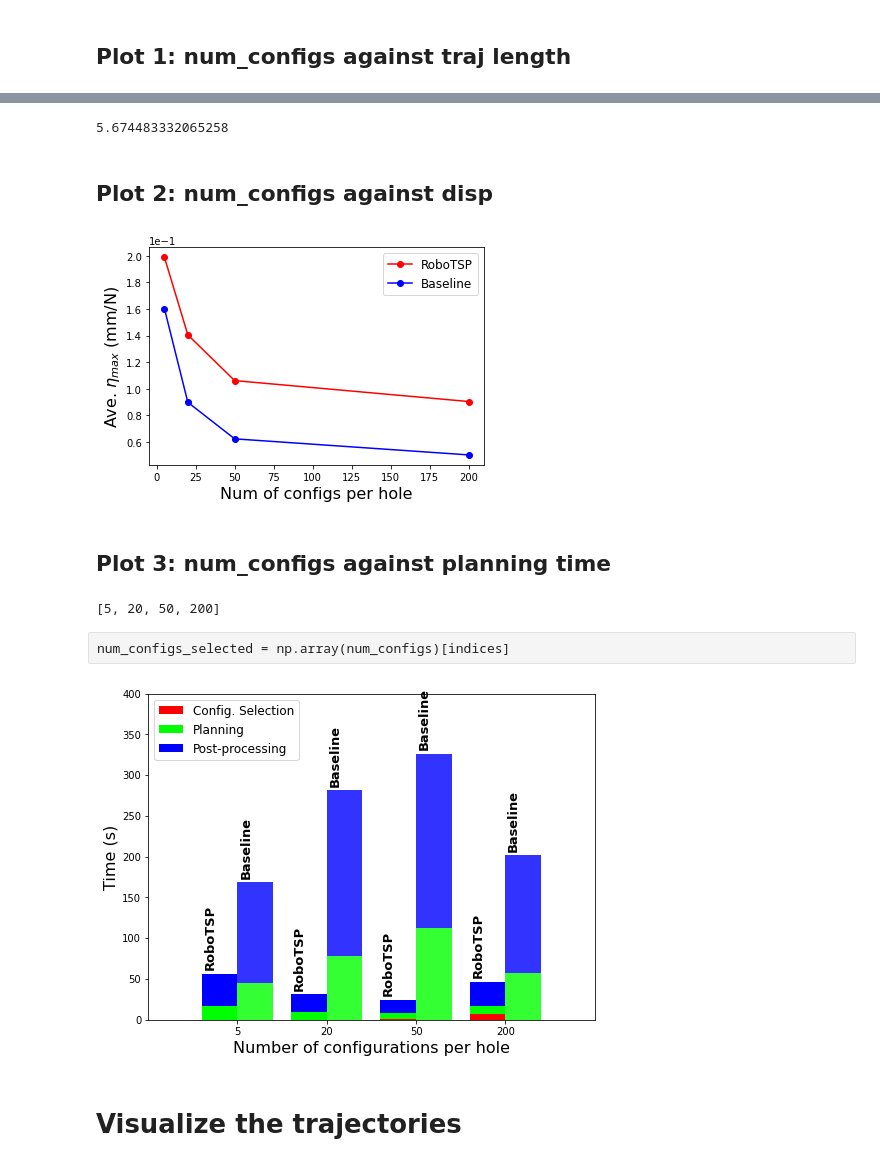
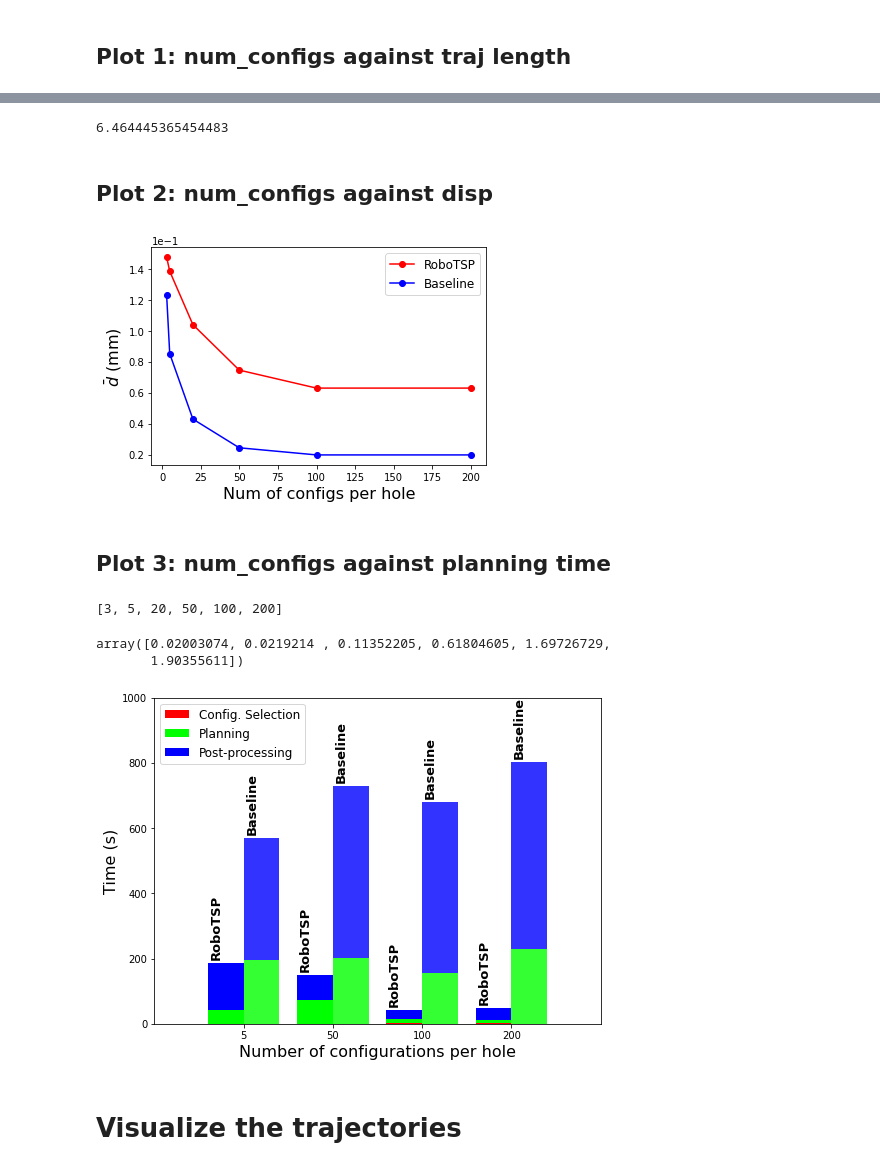
Before and after one commit to hgirgin/ram2020vibration, a Jupyter notebook: process_data.ipynb, the cells around one changed output, grey strips where cells are left out. Saved outputs shown, nothing was run; the diff lists cells and outputs as text; code cells hidden in the pictures.

Commit message:
Refine the code, and rearrange the data structure

```diff
--- a/process_data.ipynb
+++ b/process_data.ipynb
@@ -4,8 +4,8 @@ import matplotlib.pyplot as plt
 # %%
 ROOTPATH = '/home/teguh/git/publications/ram2020/figures'
 # %%
-data_rtsp = np.load('data/rivet_planning_cylindrical_rtsp.npy', allow_pickle=True)[()]
-data_baseline = np.load('data/rivet_planning_cylindrical_baseline.npy', allow_pickle=True)[()]
+data_rtsp = np.load('data/rivet_planning_cylindrical_rtsp2.npy', allow_pickle=True)[()]
+data_baseline = np.load('data/rivet_planning_cylindrical_baseline2.npy', allow_pickle=True)[()]
 
 rtsp_fixed_dists, rtsp_fixed_disps, rtsp_fixed_trajs, rtsp_fixed_config_time,rtsp_fixed_plan_time, rtsp_fixed_postplan_time  = data_rtsp['rtsp_fixed']
 selmax_dists, selmax_disps, selmax_trajs,  selmax_config_time, selmax_plan_time, selmax_postplan_time  = data_baseline['rtsp_fixed']
@@ -34,7 +34,7 @@ plt.show()
 # %%
 selmax_dists[200]/rtsp_fixed_dists[200]
 # %% [output]
-5.674483332065258
+6.464445365454483
 # %% [markdown]
 ## Plot 2: num_configs against disp
 # %%
@@ -45,28 +45,28 @@ plt.plot(list(rtsp_fixed_disps.keys()), np.array(list(rtsp_fixed_disps.values())
 plt.plot(list(selmax_disps.keys()), np.array(list(selmax_disps.values()))/num_holes[0], 'o-b', label='Baseline')
 plt.legend(fontsize = legendfontsize)
 plt.xlabel('Num of configs per hole', fontsize = fontsize)
-plt.ylabel(r'Ave. $\eta_{max}$ (mm)', fontsize = fontsize)
+plt.ylabel(r'$\bar{d}$ (mm)', fontsize = fontsize)
 plt.ticklabel_format(style='sci', axis='y', scilimits=(0,0))
 #plt.title("End-effector displacement comparison", fontsize = fontsize)
 if tosave: plt.savefig(ROOTPATH + '/disp.png',bbox_inches='tight', pad_inches=0, dpi=500)
 plt.show()
 # %% [output]
-[figure, old version]
+[figure, new version]
 # %% [markdown]
 ## Plot 3: num_configs against planning time
 # %%
 rtsp_total_time = np.array(rtsp_fixed_config_time) + np.array(rtsp_fixed_plan_time) + np.array(rtsp_fixed_postplan_time)
 selmax_total_time = np.array(selmax_config_time) + np.array(selmax_plan_time) + np.array(selmax_postplan_time)
+# %%
+indices = [ 1, 3, 4, 5]
 # %%
 num_configs
 # %% [output]
-[5, 20, 50, 200]
+[3, 5, 20, 50, 100, 200]
-# %%
-indices = [0, 1, 2, 3]
 # %%
 num_configs_selected = num_configs
-# %% [raw]
-num_configs_selected = np.array(num_configs)[indices]
+# %%
+num_configs_selected = np.array(num_configs)[indices]
 # %%
 rtsp_fixed_config_time = np.array(rtsp_fixed_config_time)
 rtsp_fixed_plan_time = np.array(rtsp_fixed_plan_time)
@@ -74,32 +74,37 @@ rtsp_fixed_postplan_time = np.array(rtsp_fixed_postplan_time)
 selmax_config_time = np.array(selmax_config_time)
 selmax_plan_time = np.array(selmax_plan_time)
 selmax_postplan_time = np.array(selmax_postplan_time)
+# %%
+rtsp_fixed_config_time
+# %% [output]
+array([0.02003074, 0.0219214 , 0.11352205, 0.61804605, 1.69726729,
+       1.90355611])
 # %%
 width = .4
 plt.figure(figsize = (8,6))
 bar1 = plt.bar(np.arange(len(indices))-width/2, rtsp_fixed_config_time[indices], width = width, color=(1,0,0,1), label='Config. Selection')
 bar2 = plt.bar(np.arange(len(indices))-width/2, rtsp_fixed_plan_time[indices], bottom=rtsp_fixed_config_time[indices], width = width,color=(0,1,0,1), label='Planning')
 bar3 = plt.bar(np.arange(len(indices))-width/2, rtsp_fixed_postplan_time[indices], bottom=np.array(rtsp_fixed_config_time[indices])+np.array(rtsp_fixed_plan_time[indices]), width = width, color=(0,0,1,1), label='Post-processing')
 
 bar4 = plt.bar(np.arange(len(indices))+width/2, selmax_config_time[indices], width = width, color=(1,0,0,.8))
 bar5 = plt.bar(np.arange(len(indices))+width/2, selmax_plan_time[indices], bottom=selmax_config_time[indices], width = width, color=(0,1,0,.8))
 bar6 = plt.bar(np.arange(len(indices))+width/2, selmax_postplan_time[indices], bottom=np.array(selmax_config_time[indices])+np.array(selmax_plan_time[indices]), width = width, color=(0,0,1,.8))
 
 for i, idx in enumerate(indices):
-    plt.text(bar1[i].get_x() + 0.02, rtsp_total_time[idx] + 8,'RoboTSP', rotation=90, fontsize = fontsize-3, weight = 'bold')
-    plt.text(bar1[i].get_x() + width + 0.02, selmax_total_time[idx] + 8,'Baseline', rotation=90, fontsize = fontsize-3, weight = 'bold')
+    plt.text(bar1[i].get_x() + 0.02, rtsp_total_time[idx] + 20,'RoboTSP', rotation=90, fontsize = fontsize-3, weight = 'bold')
+    plt.text(bar1[i].get_x() + width + 0.02, selmax_total_time[idx] + 20,'Baseline', rotation=90, fontsize = fontsize-3, weight = 'bold')
 
 plt.xticks(np.arange(len(indices)), num_configs_selected)
 
-plt.legend(fontsize = legendfontsize)
 #plt.title('Breakdown of the computation time', fontsize = fontsize)
 plt.ylabel('Time (s)', fontsize=fontsize)
 plt.xlabel('Number of configurations per hole', fontsize = fontsize)
-plt.axis([-1,4,0,400])
+plt.axis([-1,4,0,1000])
+plt.legend(fontsize = legendfontsize, loc='upper left')
 plt.savefig(ROOTPATH + '/comp_time_rtsp.png',bbox_inches='tight', pad_inches=0, dpi=500)
 plt.show()
 # %% [output]
-[figure, old version]
+[figure, new version]
 # %% [markdown]
 # Visualize the trajectories
 # %%
```
Also changed, not shown: parts of 12 cells of this notebook, 24 other files.
